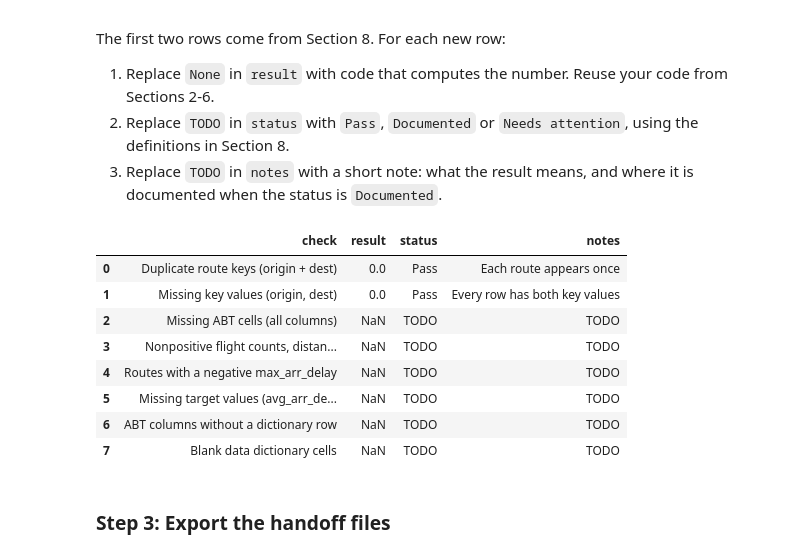
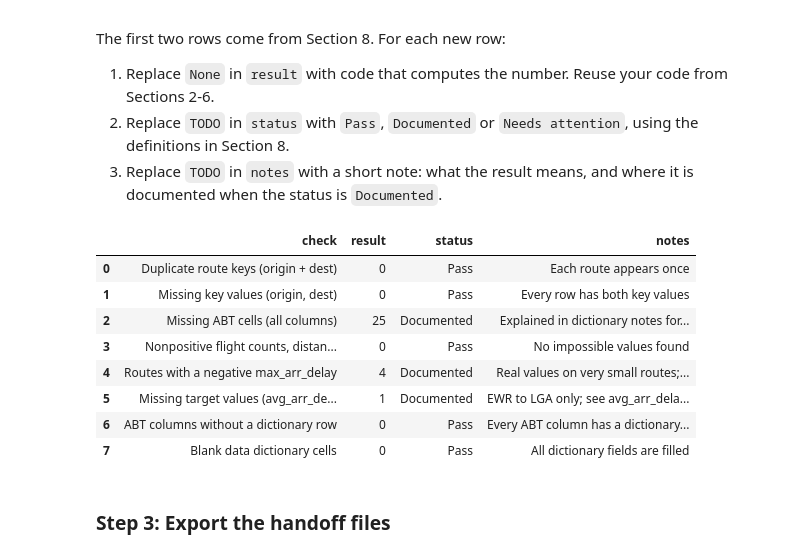
Before and after one commit to JoeG-UTSA/BAN6003-Week11-JoeGarcia, a Jupyter notebook: notebooks/module11_abt_documentation_guided_lab.ipynb, the cells around one changed output. Cells and saved outputs as stored; diff of their text form; code cells hidden in the pictures.

```diff
--- a/notebooks/module11_abt_documentation_guided_lab.ipynb
+++ b/notebooks/module11_abt_documentation_guided_lab.ipynb
@@ -710,31 +733,67 @@ The first two rows come from Section 8. For each new row:
 # %%
 # Offline Assignment, step 2 - complete the validation checklist.
 # Hints:
 # - Missing ABT cells: .isna().sum().sum() on route_abt.
 # - Nonpositive values: add up the three Boolean checks from Section 4.
 # - Negative max_arr_delay: the condition from Your Turn 3, then .sum().
 # - ABT columns without a dictionary row: compare route_abt.columns with data_dictionary["column_name"].
 # - Blank dictionary cells: select doc_fields, .fillna(""), strip whitespace, compare to "", then sum twice.
 validation_checklist = pd.DataFrame(checklist_rows + [
-    {"check": "Missing ABT cells (all columns)", "result": None, "status": "TODO", "notes": "TODO"},
-    {"check": "Nonpositive flight counts, distances and air times", "result": None, "status": "TODO", "notes": "TODO"},
-    {"check": "Routes with a negative max_arr_delay", "result": None, "status": "TODO", "notes": "TODO"},
-    {"check": "Missing target values (avg_arr_delay)", "result": None, "status": "TODO", "notes": "TODO"},
-    {"check": "ABT columns without a dictionary row", "result": None, "status": "TODO", "notes": "TODO"},
-    {"check": "Blank data dictionary cells", "result": None, "status": "TODO", "notes": "TODO"},
+    {
+        "check": "Missing ABT cells (all columns)",
+        "result": route_abt.isna().sum().sum(),
+        "status": "Documented",
+        "notes": "Explained in dictionary notes for each column",
+    },
+    {
+        "check": "Nonpositive flight counts, distances and air times",
+        "result": (
+            (route_abt["flight_count"] <= 0).sum()
+            + (route_abt["avg_distance"] <= 0).sum()
+            + (route_abt["avg_air_time"] <= 0).sum()
+        ),
+        "status": "Pass",
+        "notes": "No impossible values found",
+    },
+    {
+        "check": "Routes with a negative max_arr_delay",
+        "result": (route_abt["max_arr_delay"] < 0).sum(),
+        "status": "Documented",
+        "notes": "Real values on very small routes; see max_arr_delay notes",
+    },
+    {
+        "check": "Missing target values (avg_arr_delay)",
+        "result": route_abt["avg_arr_delay"].isna().sum(),
+        "status": "Documented",
+        "notes": "EWR to LGA only; see avg_arr_delay notes",
+    },
+    {
+        "check": "ABT columns without a dictionary row",
+        "result": (~route_abt.columns.isin(data_dictionary["column_name"])).sum(),
+        "status": "Pass",
+        "notes": "Every ABT column has a dictionary row",
+    },
+    {
+        "check": "Blank data dictionary cells",
+        "result": (
+            data_dictionary[doc_fields].fillna("").astype(str).apply(lambda col: col.str.strip()).eq("").sum().sum()
+        ),
+        "status": "Pass",
+        "notes": "All dictionary fields are filled",
+    },
 ])
 
 validation_checklist
 # %% [output]
 |  | check | result | status | notes |
-| 0 | Duplicate route keys (origin + dest) | 0.0 | Pass | Each route appears once |
-| 1 | Missing key values (origin, dest) | 0.0 | Pass | Every row has both key values |
-| 2 | Missing ABT cells (all columns) | NaN | TODO | TODO |
-| 3 | Nonpositive flight counts, distan... | NaN | TODO | TODO |
-| 4 | Routes with a negative max_arr_delay | NaN | TODO | TODO |
-| 5 | Missing target values (avg_arr_de... | NaN | TODO | TODO |
-| 6 | ABT columns without a dictionary row | NaN | TODO | TODO |
-| 7 | Blank data dictionary cells | NaN | TODO | TODO |
+| 0 | Duplicate route keys (origin + dest) | 0 | Pass | Each route appears once |
+| 1 | Missing key values (origin, dest) | 0 | Pass | Every row has both key values |
+| 2 | Missing ABT cells (all columns) | 25 | Documented | Explained in dictionary notes for... |
+| 3 | Nonpositive flight counts, distan... | 0 | Pass | No impossible values found |
+| 4 | Routes with a negative max_arr_delay | 4 | Documented | Real values on very small routes;... |
+| 5 | Missing target values (avg_arr_de... | 1 | Documented | EWR to LGA only; see avg_arr_dela... |
+| 6 | ABT columns without a dictionary row | 0 | Pass | Every ABT column has a dictionary... |
+| 7 | Blank data dictionary cells | 0 | Pass | All dictionary fields are filled |
 # %% [markdown]
 ### Step 3: Export the handoff files
 # %%
```
Also changed, not shown: parts of 3 cells of this notebook, 3 other files.
